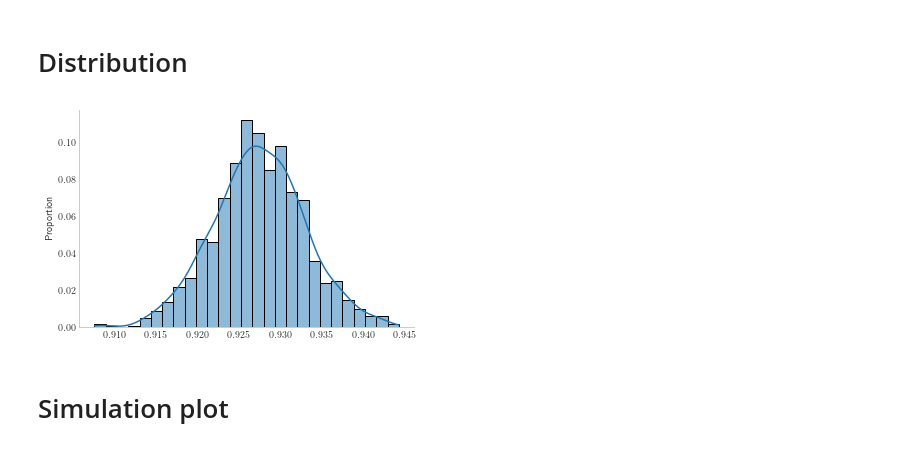
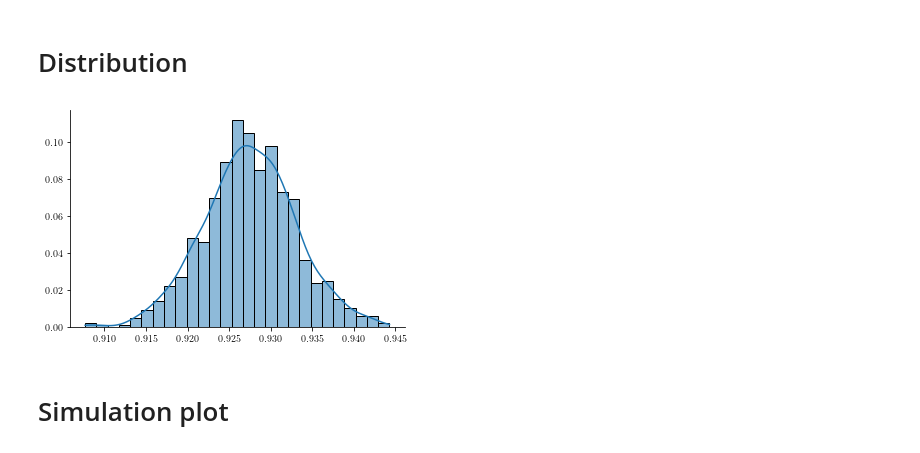
Before and after one commit to jmlinx/BPRG, a Jupyter notebook: notebook/2_plotting_v2.ipynb, the cells around one changed output. Drawn from its saved outputs; the diff is of its cells as text; code cells hidden in the pictures.

```diff
--- a/notebook/2_plotting_v2.ipynb
+++ b/notebook/2_plotting_v2.ipynb
@@ -160,15 +160,23 @@ dtype: float64
 # Distribution
 # %%
 fL_prop = pd.read_csv('../data/fL_prop_list.csv', index_col=0).values.flatten()
-
+blue = sns.color_palette()[0]
 fig, ax = plt.subplots(figsize=figsize)
-sns.histplot(fL_prop, stat='proportion', kde=True)
+sns.histplot(fL_prop, stat='proportion', kde=True,
+             color=blue, alpha=0.6,
+             edgecolor=blue,
+             ax=ax)
 ax.spines['top'].set_visible(False)
 ax.spines['right'].set_visible(False)
-ax.grid(False)
+ax.set_ylabel('')
+ax.spines['left'].set_color('grey')
+ax.spines['bottom'].set_color('grey')
+ax.spines['top'].set_visible(False)
+ax.spines['right'].set_visible(False)
+
 fig.savefig('../fig/density.pdf', format='pdf', transparent=True)
 # %% [output]
-[figure, old version]
+[figure, new version]
 # %% [markdown]
 # Simulation plot
 # %%
```
Also changed, not shown: parts of 3 cells of this notebook, 3 other files.
